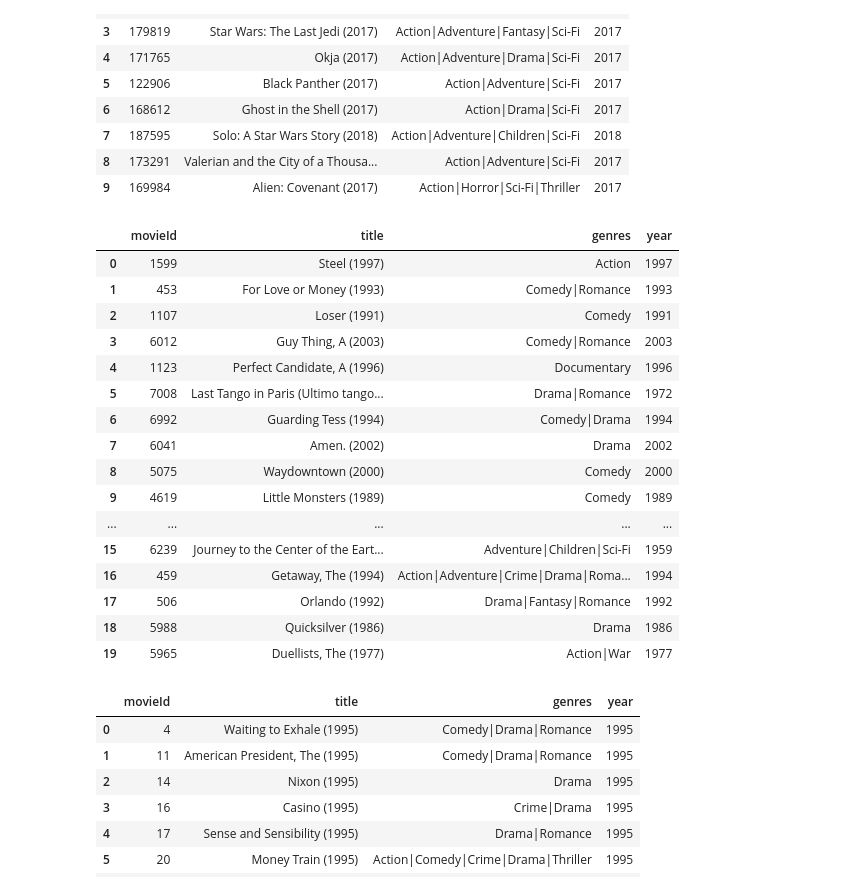
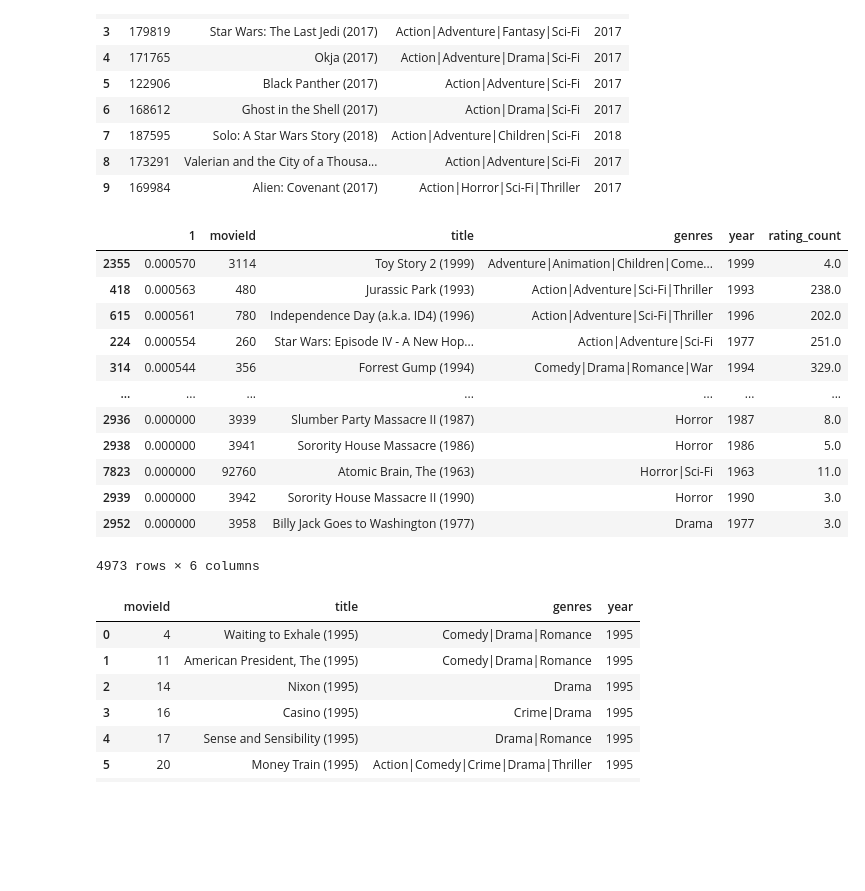
Before and after one commit to sherwan-m/WBSFLIX_Recommender_System, a Jupyter notebook: popularity_recommender.ipynb, the cells around one changed output. Drawn from its saved outputs; the diff is of its cells as text; code cells hidden in the pictures; blank space fills up the shorter version.

```diff
--- a/popularity_recommender.ipynb
+++ b/popularity_recommender.ipynb
@@ -639,27 +639,23 @@ def top_n_colleration_based_v2(target_name , n , genres, time_period):
     recommendations = recommendations.loc[lambda df_ : ((df_['year'] >= time_period[0]) & ( df_['year'] <= time_period[1]))]
     genres_regex = transform_genre_to_regex(genres)
     recommendations = recommendations.loc[lambda df_ : df_['genres'].str.contains(genres_regex)]
-    return recommendations
+    return recommendations.head(n)
 # %%
-top_n_colleration_based('Toy Story (1995)', 20,[],(1900,2018))
+top_n_colleration_based_v2('Toy Story (1995)', 10,[],(1900,2018))
 # %% [output]
-|  | movieId | title | genres | year |
-| 0 | 1599 | Steel (1997) | Action | 1997 |
-| 1 | 453 | For Love or Money (1993) | Comedy|Romance | 1993 |
-| 2 | 1107 | Loser (1991) | Comedy | 1991 |
-| 3 | 6012 | Guy Thing, A (2003) | Comedy|Romance | 2003 |
-| 4 | 1123 | Perfect Candidate, A (1996) | Documentary | 1996 |
-| 5 | 7008 | Last Tango in Paris (Ultimo tango... | Drama|Romance | 1972 |
-| 6 | 6992 | Guarding Tess (1994) | Comedy|Drama | 1994 |
-| 7 | 6041 | Amen. (2002) | Drama | 2002 |
-| 8 | 5075 | Waydowntown (2000) | Comedy | 2000 |
-| 9 | 4619 | Little Monsters (1989) | Comedy | 1989 |
-| ... | ... | ... | ... | ... |
-| 15 | 6239 | Journey to the Center of the Eart... | Adventure|Children|Sci-Fi | 1959 |
-| 16 | 459 | Getaway, The (1994) | Action|Adventure|Crime|Drama|Roma... | 1994 |
-| 17 | 506 | Orlando (1992) | Drama|Fantasy|Romance | 1992 |
-| 18 | 5988 | Quicksilver (1986) | Drama | 1986 |
-| 19 | 5965 | Duellists, The (1977) | Action|War | 1977 |
+|  | 1 | movieId | title | genres | year | rating_count |
+| 2355 | 0.000570 | 3114 | Toy Story 2 (1999) | Adventure|Animation|Children|Come... | 1999 | 4.0 |
+| 418 | 0.000563 | 480 | Jurassic Park (1993) | Action|Adventure|Sci-Fi|Thriller | 1993 | 238.0 |
+| 615 | 0.000561 | 780 | Independence Day (a.k.a. ID4) (1996) | Action|Adventure|Sci-Fi|Thriller | 1996 | 202.0 |
+| 224 | 0.000554 | 260 | Star Wars: Episode IV - A New Hop... | Action|Adventure|Sci-Fi | 1977 | 251.0 |
+| 314 | 0.000544 | 356 | Forrest Gump (1994) | Comedy|Drama|Romance|War | 1994 | 329.0 |
+| ... | ... | ... | ... | ... | ... | ... |
+| 2936 | 0.000000 | 3939 | Slumber Party Massacre II (1987) | Horror | 1987 | 8.0 |
+| 2938 | 0.000000 | 3941 | Sorority House Massacre (1986) | Horror | 1986 | 5.0 |
+| 7823 | 0.000000 | 92760 | Atomic Brain, The (1963) | Horror|Sci-Fi | 1963 | 11.0 |
+| 2939 | 0.000000 | 3942 | Sorority House Massacre II (1990) | Horror | 1990 | 3.0 |
+| 2952 | 0.000000 | 3958 | Billy Jack Goes to Washington (1977) | Drama | 1977 | 3.0 |
+4973 rows × 6 columns
 # %%
 # define a function that get n as number of movies and genre and return top_popular_n movies
 def popular_top_n(n, genres,time_period):
```
Also changed, not shown: 4 other files.
